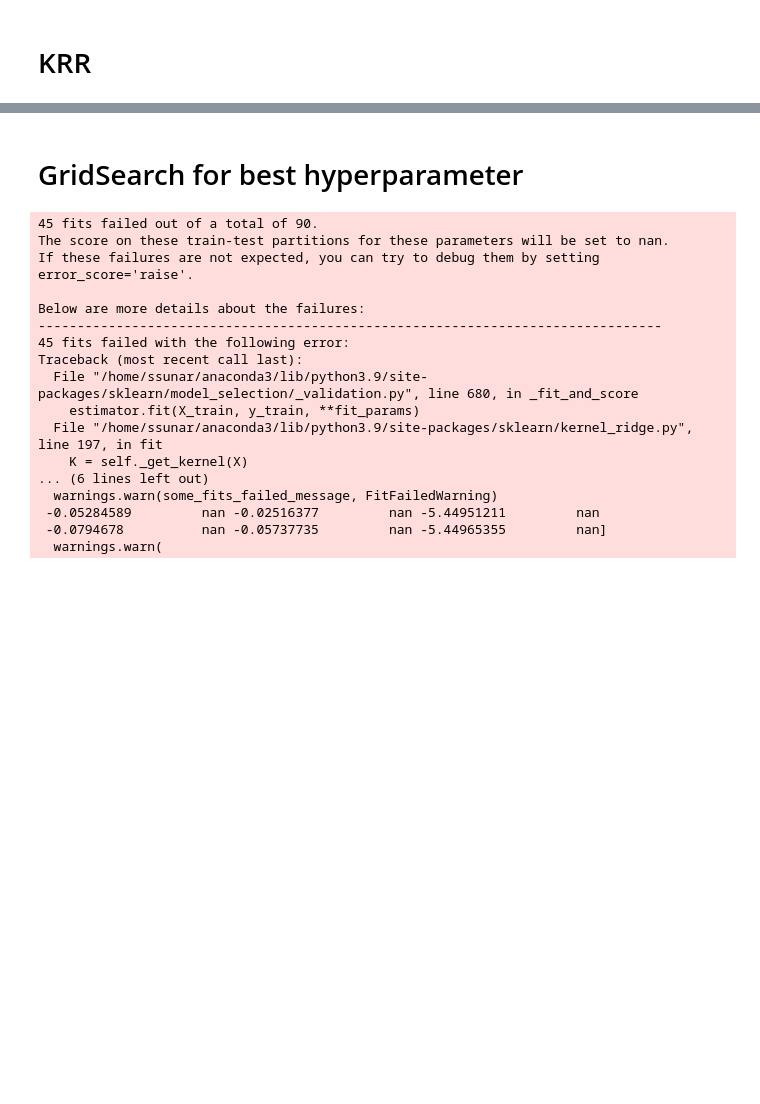
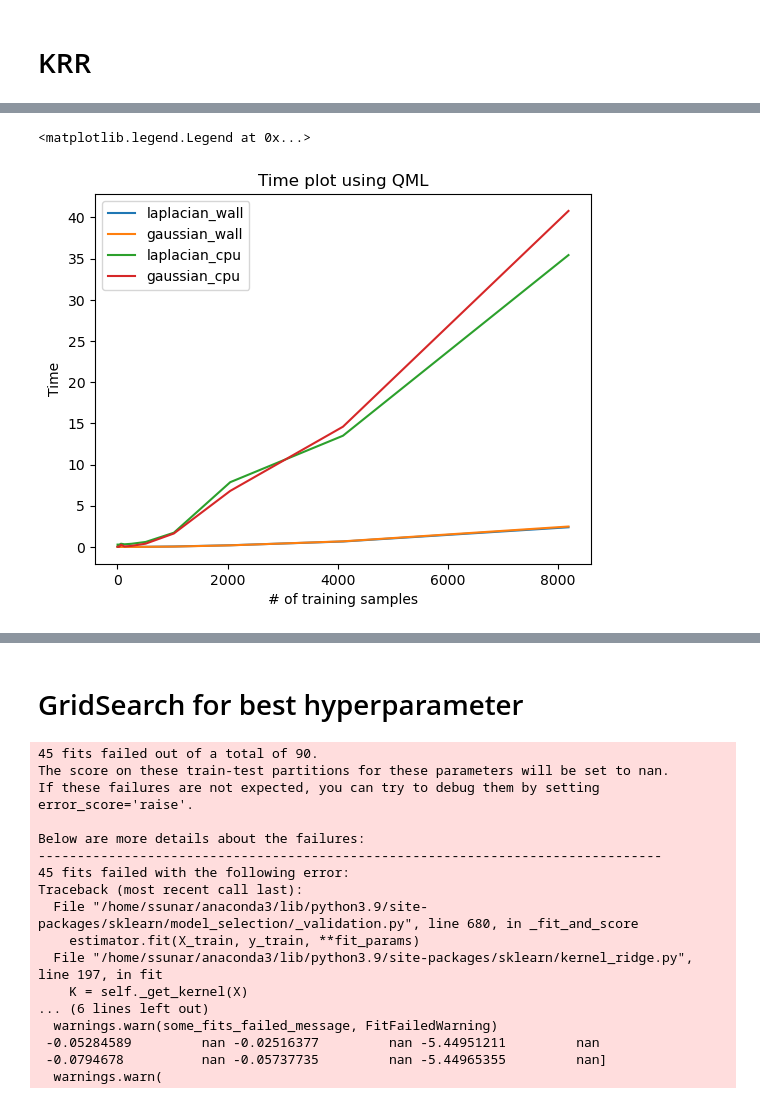
Before and after one commit to LegoCreation/Thesis, a Jupyter notebook: main.ipynb, the cells around one changed output, grey strips where cells are left out. Saved outputs shown, nothing was run; the diff lists cells and outputs as text; code cells hidden in the pictures; blank space fills up the shorter version.

```diff
--- a/main.ipynb
+++ b/main.ipynb
@@ -71,2 +87,8 @@ plt.savefig("./img/ll_QML.png", dpi = 100)
+# %%
+def scikit_krr_gaussian(X_train, y_train, sigma, reg):
+    rbf_kernel(X_train)
+    krr = KernelRidge(kernel = "rbf", gamma = 1/sigma, alpha=reg)
+    krr.fit(X_train, y_train)
+    return krr
 # %%
 def scikit_krr_mae(X_train, y_train, X_test, y_test, sigma, reg):
@@ -109,0 +236,19 @@ plt.savefig("./img/ll_scikit.png", dpi = 100)
+# %%
+y_cpu_list = qml_cpu_time_array
+y_cpu_gaussian_list = qml_gaussian_cpu_time_array
+y_wall_list = qml_wall_time_array
+y_wall_gaussian_list =  qml_gaussian_wall_time_array
+x_list = [pow(2,i) for i in range(1, 14)]
+plt.plot(x_list, y_wall_list, label = "laplacian_wall")
+plt.plot(x_list, y_wall_gaussian_list, label = "gaussian_wall")
+plt.plot(x_list, y_cpu_list, label = "laplacian_cpu")
+plt.plot(x_list, y_cpu_gaussian_list, label = "gaussian_cpu")
+
+plt.ylabel("Time")
+plt.xlabel("# of training samples")
+plt.title("Time plot using QML")
+plt.legend()
+plt.savefig("./img/Time_QML.png", dpi = 100)
+# %% [output]
+<matplotlib.legend.Legend at 0x...>
+[figure, added]
```
Also changed, not shown: parts of 35 cells of this notebook, 4 other files.
